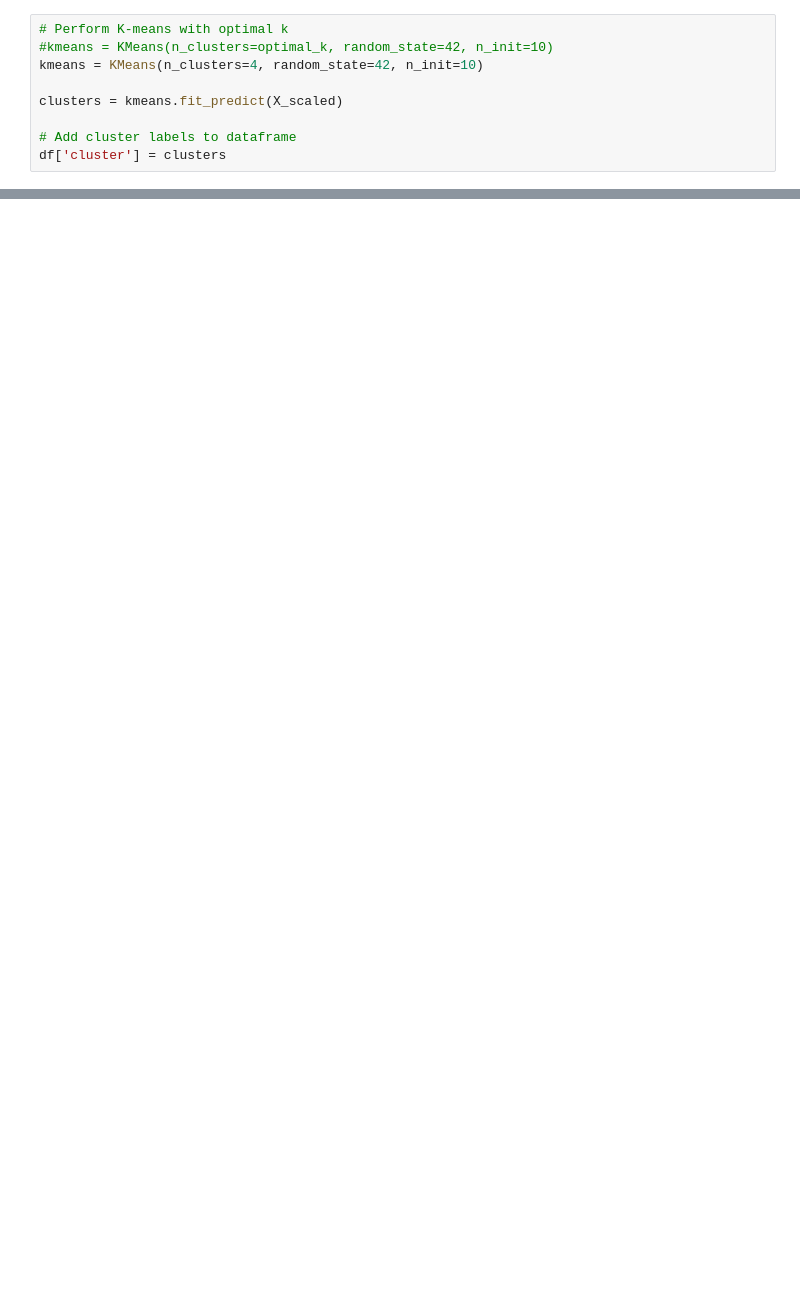
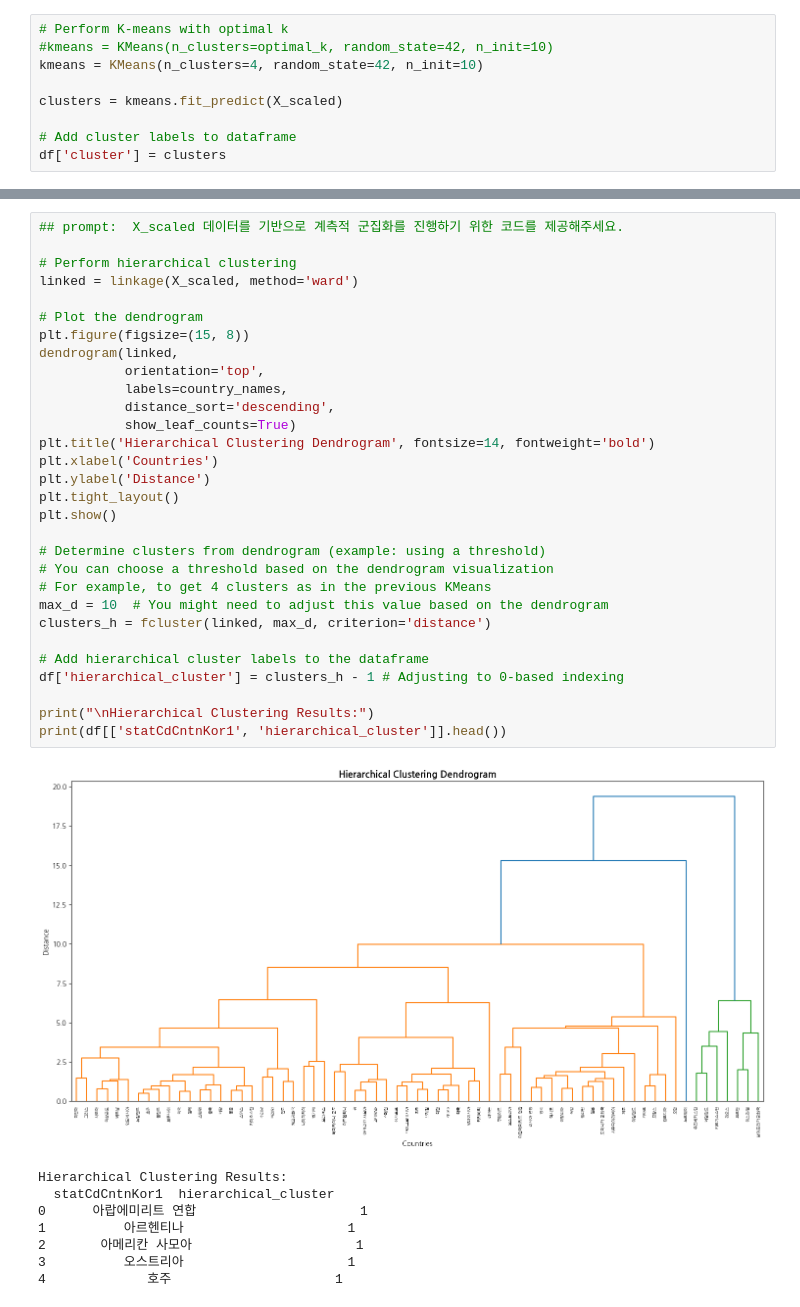
Before and after one commit to datadigger01/AI-Trade, a Jupyter notebook: tr_ramen_trend_clustering.ipynb, the cells around one changed output, grey strips where cells are left out. Cells and saved outputs as stored; diff of their text form; blank space fills up the shorter version.

```diff
--- a/tr_ramen_trend_clustering.ipynb
+++ b/tr_ramen_trend_clustering.ipynb
@@ -335,0 +366,39 @@ Total variance explained: 70.01%
+# %%
+## prompt:  X_scaled 데이터를 기반으로 계측적 군집화를 진행하기 위한 코드를 제공해주세요.
+
+# Perform hierarchical clustering
+linked = linkage(X_scaled, method='ward')
+
+# Plot the dendrogram
+plt.figure(figsize=(15, 8))
+dendrogram(linked,
+           orientation='top',
+           labels=country_names,
+           distance_sort='descending',
+           show_leaf_counts=True)
+plt.title('Hierarchical Clustering Dendrogram', fontsize=14, fontweight='bold')
+plt.xlabel('Countries')
+plt.ylabel('Distance')
+plt.tight_layout()
+plt.show()
+
+# Determine clusters from dendrogram (example: using a threshold)
+# You can choose a threshold based on the dendrogram visualization
+# For example, to get 4 clusters as in the previous KMeans
+max_d = 10  # You might need to adjust this value based on the dendrogram
+clusters_h = fcluster(linked, max_d, criterion='distance')
+
+# Add hierarchical cluster labels to the dataframe
+df['hierarchical_cluster'] = clusters_h - 1 # Adjusting to 0-based indexing
+
+print("\nHierarchical Clustering Results:")
+print(df[['statCdCntnKor1', 'hierarchical_cluster']].head())
+# %% [output]
+[figure, added]
+Hierarchical Clustering Results:
+  statCdCntnKor1  hierarchical_cluster
+0      아랍에미리트 연합                     1
+1          아르헨티나                     1
+2       아메리칸 사모아                     1
+3          오스트리아                     1
+4             호주                     1
```
Also changed, not shown: parts of 23 cells of this notebook.
